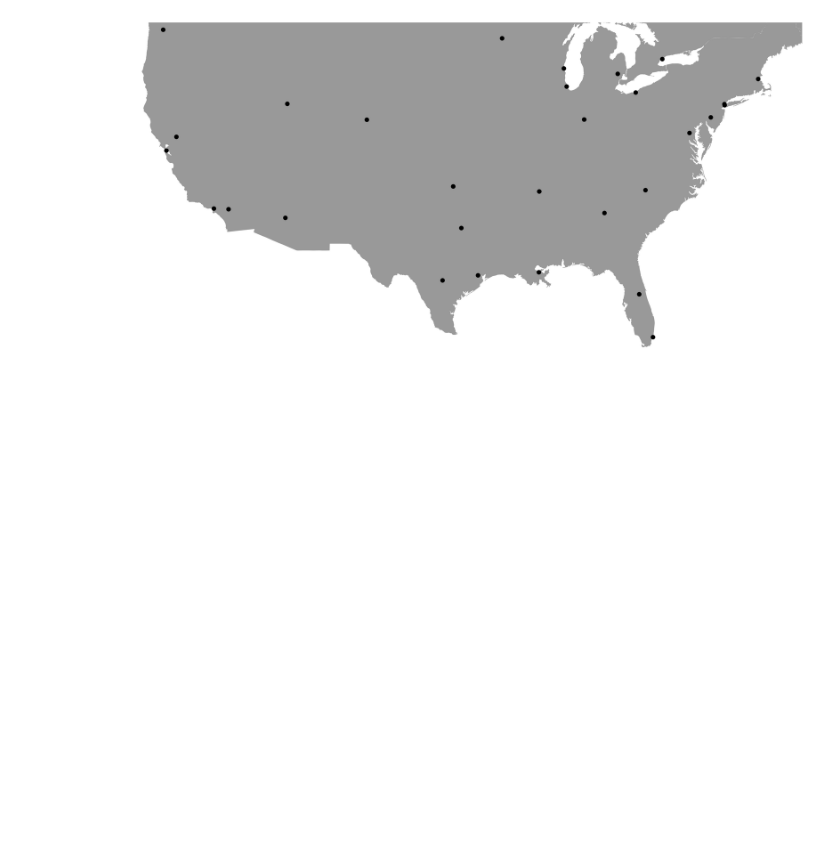
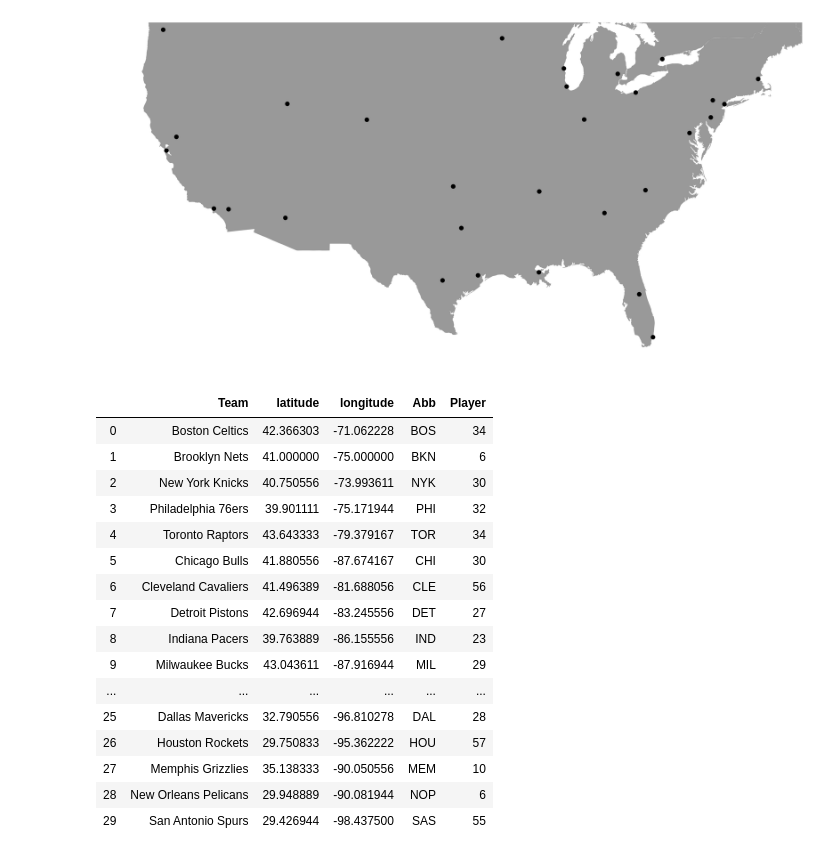
Before and after one commit to chunheisiu/NBA-POTW-Visualization, a Jupyter notebook: notebooks/_ggplot_5.ipynb, the cells around one changed output. Cells and saved outputs as stored; diff of their text form; code cells hidden in the pictures; blank space fills up the shorter version.

```diff
--- a/notebooks/_ggplot_5.ipynb
+++ b/notebooks/_ggplot_5.ipynb
@@ -42,4 +48,22 @@ location_new = location[['Team','latitude','longitude']]
 potw_count.loc[potw_count.Team == 'Philadelphia Sixers', 'Team'] = 'Philadelphia 76ers'
 # %%
 loc_potw_ct = pd.merge(location_new,potw_count, on = 'Team', how = 'left')
-# loc_potw_ct.sort_values('Player')
+loc_potw_ct
+# %% [output]
+|  | Team | latitude | longitude | Abb | Player |
+| 0 | Boston Celtics | 42.366303 | -71.062228 | BOS | 34 |
+| 1 | Brooklyn Nets | 41.000000 | -75.000000 | BKN | 6 |
+| 2 | New York Knicks | 40.750556 | -73.993611 | NYK | 30 |
+| 3 | Philadelphia 76ers | 39.901111 | -75.171944 | PHI | 32 |
+| 4 | Toronto Raptors | 43.643333 | -79.379167 | TOR | 34 |
+| 5 | Chicago Bulls | 41.880556 | -87.674167 | CHI | 30 |
+| 6 | Cleveland Cavaliers | 41.496389 | -81.688056 | CLE | 56 |
+| 7 | Detroit Pistons | 42.696944 | -83.245556 | DET | 27 |
+| 8 | Indiana Pacers | 39.763889 | -86.155556 | IND | 23 |
+| 9 | Milwaukee Bucks | 43.043611 | -87.916944 | MIL | 29 |
+| ... | ... | ... | ... | ... | ... |
+| 25 | Dallas Mavericks | 32.790556 | -96.810278 | DAL | 28 |
+| 26 | Houston Rockets | 29.750833 | -95.362222 | HOU | 57 |
+| 27 | Memphis Grizzlies | 35.138333 | -90.050556 | MEM | 10 |
+| 28 | New Orleans Pelicans | 29.948889 | -90.081944 | NOP | 6 |
+| 29 | San Antonio Spurs | 29.426944 | -98.437500 | SAS | 55 |
```
Also changed, not shown: parts of 9 cells of this notebook, 2 other files.
